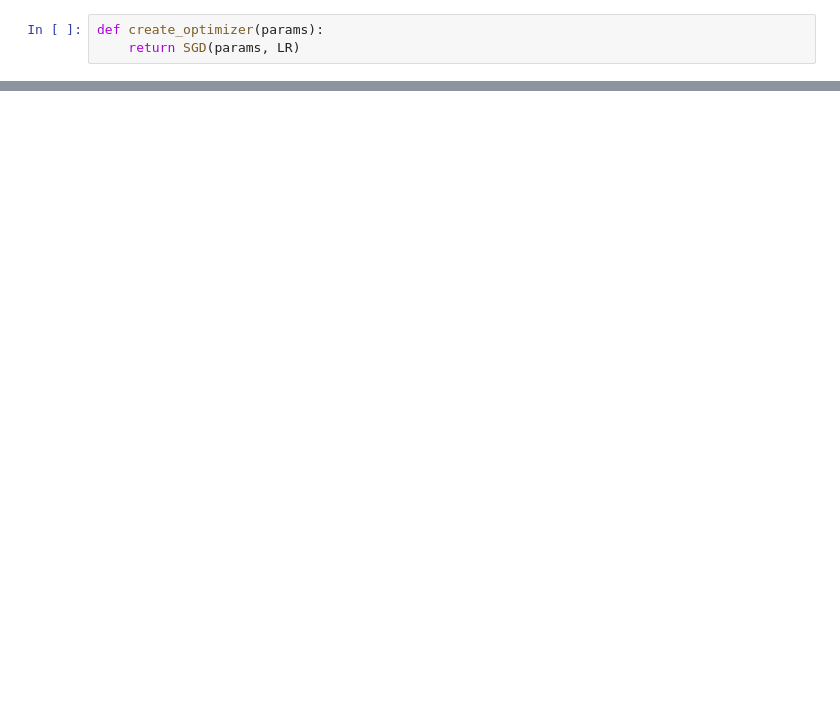
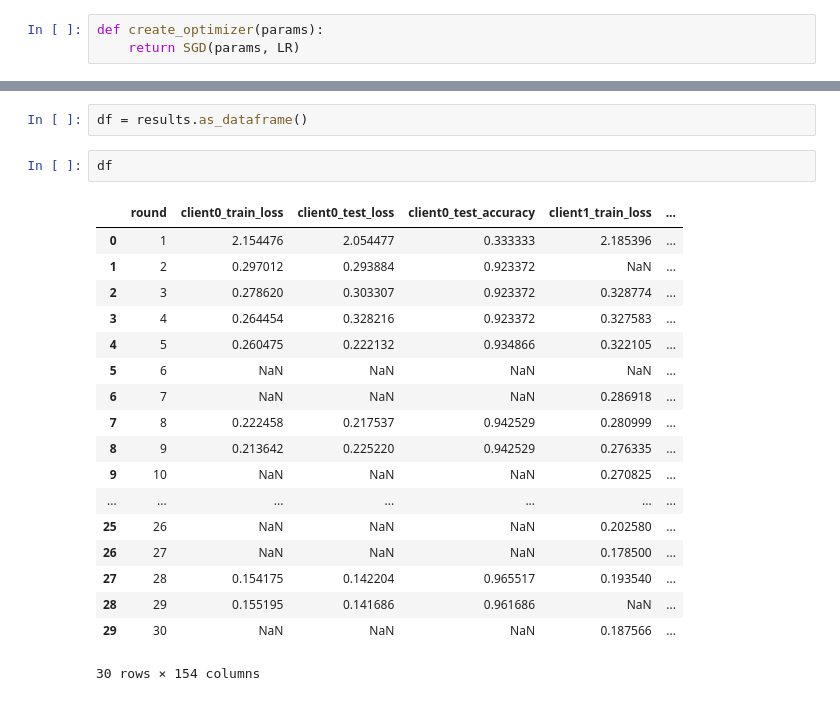
Before and after one commit to lmeinhold/client-benefit-contribution-cfl, a Jupyter notebook: notebooks/Test New Implementation.ipynb, the cells around one changed output, grey strips where cells are left out. Cells and saved outputs as stored; diff of their text form; blank space fills up the shorter version.

```diff
--- a/notebooks/Test New Implementation.ipynb
+++ b/notebooks/Test New Implementation.ipynb
@@ -62,0 +78,23 @@ KeyboardInterrupt:
+# %%
+df = results.as_dataframe()
+# %%
+df
+# %% [output]
+|  | round | client0_train_loss | client0_test_loss | client0_test_accuracy | client1_train_loss | ... |
+| 0 | 1 | 2.154476 | 2.054477 | 0.333333 | 2.185396 | ... |
+| 1 | 2 | 0.297012 | 0.293884 | 0.923372 | NaN | ... |
+| 2 | 3 | 0.278620 | 0.303307 | 0.923372 | 0.328774 | ... |
+| 3 | 4 | 0.264454 | 0.328216 | 0.923372 | 0.327583 | ... |
+| 4 | 5 | 0.260475 | 0.222132 | 0.934866 | 0.322105 | ... |
+| 5 | 6 | NaN | NaN | NaN | NaN | ... |
+| 6 | 7 | NaN | NaN | NaN | 0.286918 | ... |
+| 7 | 8 | 0.222458 | 0.217537 | 0.942529 | 0.280999 | ... |
+| 8 | 9 | 0.213642 | 0.225220 | 0.942529 | 0.276335 | ... |
+| 9 | 10 | NaN | NaN | NaN | 0.270825 | ... |
+| ... | ... | ... | ... | ... | ... | ... |
+| 25 | 26 | NaN | NaN | NaN | 0.202580 | ... |
+| 26 | 27 | NaN | NaN | NaN | 0.178500 | ... |
+| 27 | 28 | 0.154175 | 0.142204 | 0.965517 | 0.193540 | ... |
+| 28 | 29 | 0.155195 | 0.141686 | 0.961686 | NaN | ... |
+| 29 | 30 | NaN | NaN | NaN | 0.187566 | ... |
+30 rows × 154 columns
```
Also changed, not shown: parts of 6 cells of this notebook, 5 other files.
